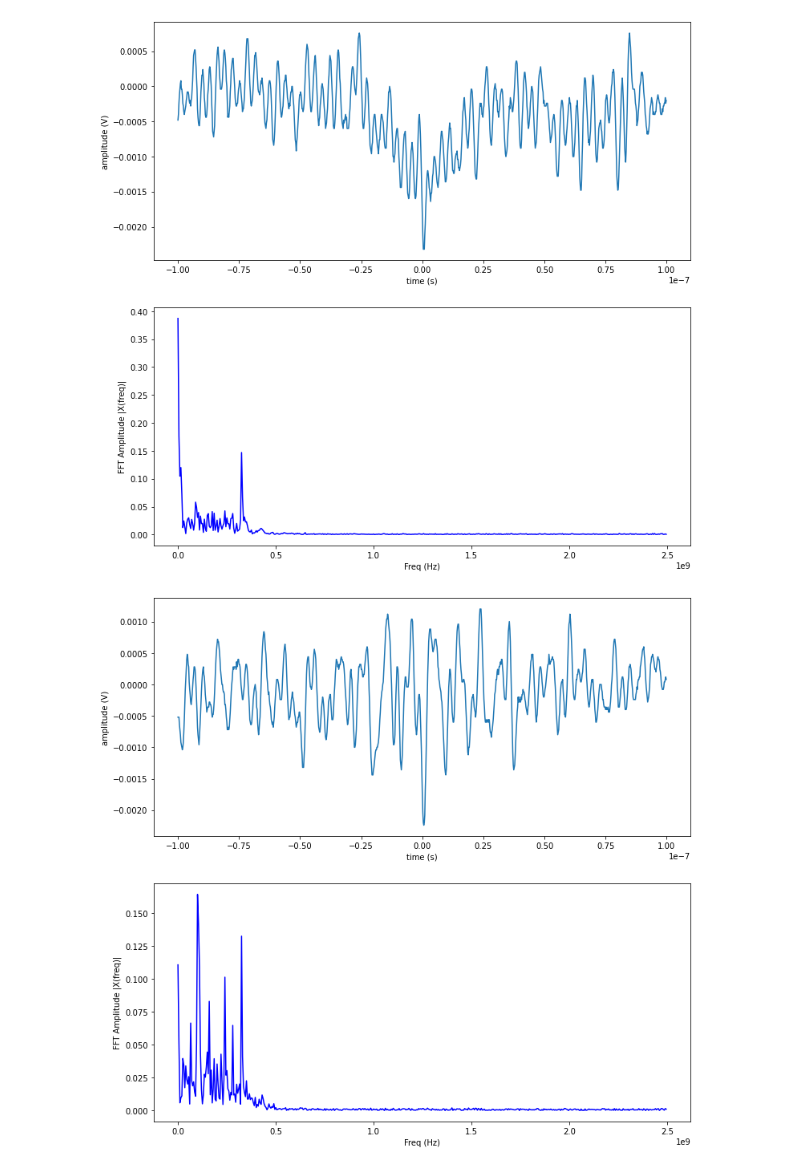
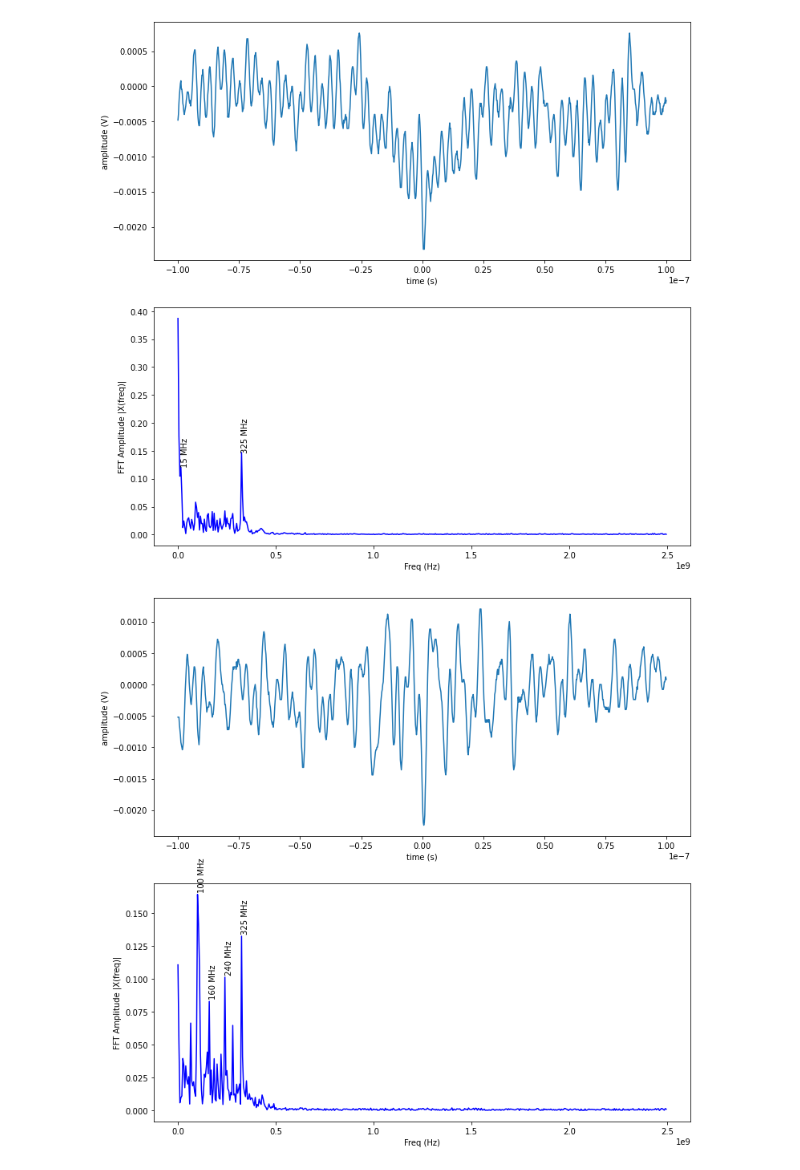
Before and after one commit to kaikai581/t2k-mppc-daq, a Jupyter notebook: FEBDAQMULTx2/data_analysis/14_scope_waveforms/waveform_analsis.ipynb, the cells around one changed output. Saved outputs shown, nothing was run; the diff lists cells and outputs as text; code cells hidden in the pictures.

Commit message:
Mark the peak frequencies on the frequency plot.

```diff
--- a/FEBDAQMULTx2/data_analysis/14_scope_waveforms/waveform_analsis.ipynb
+++ b/FEBDAQMULTx2/data_analysis/14_scope_waveforms/waveform_analsis.ipynb
@@ -1,17 +1,28 @@
 # %%
+from pathlib import Path
 from scipy.fftpack import fft, ifft
+from scipy.signal import find_peaks
 import matplotlib.pyplot as plt
 import numpy as np
+import os
 import pandas as pd
 import seaborn as sns
 
 class ScopeWaveform:
     def __init__(self, infpn):
         columns = ['info_name', 'value', 'units', 'time', 'waveform_value']
+        self.infpn = infpn
         self.df = pd.read_csv(infpn, names=columns)
 
         # add a partial sum column
         self.waveform_partial_integral()
+
+    def peaks_freqiencies(self, amp, xs):
+        '''
+        Apply peak finding algorithms to identify peak values.
+        '''
+        peaks, props = find_peaks(amp, height=0.075)
+        return [(xs[i], amp[i]) for i in peaks]
 
     def waveform_partial_integral(self):
         '''
@@ -24,36 +35,50 @@ class ScopeWaveform:
         Ref: https://pythonnumericalmethods.berkeley.edu/notebooks/chapter24.04-FFT-in-Python.html
         '''
         X = fft(self.df.waveform_value.values)
         N = len(X)
         n = np.arange(N)
         # get the sampling rate
         sr = 1 / 2e-10
         T = N/sr
         freq = n/T
 
         # Get the one-sided specturm
         n_oneside = N//2
         # get the one side frequency
         f_oneside = freq[:n_oneside]
 
+        # find the peaks in the frequency spectrum
+        peak_coords = self.peaks_freqiencies(np.abs(X[:n_oneside]), f_oneside)
+
         # first, plot the original signal
         _, (ax1, ax2) = plt.subplots(2, figsize=(12,12))
         ax1.plot(self.df.time, self.df.waveform_value)
         ax1.set_xlabel('time (s)')
         ax1.set_ylabel('amplitude (V)')
 
         ax2.plot(f_oneside, np.abs(X[:n_oneside]), 'b')
         ax2.set_xlabel('Freq (Hz)')
         ax2.set_ylabel('FFT Amplitude |X(freq)|')
+        for x, y in peak_coords:
+            # ax2.annotate(f'{int(x*1e-6)} MHz', xy=(x, y))
+            ax2.text(x, y+0.003, f'{int(x*1e-6)} MHz', rotation=90)
 
+        # save to file
+        out_dir = 'plots'
+        if not os.path.exists(out_dir):
+            os.makedirs(out_dir)
+        outfn = Path(self.infpn).stem
+        outfpn = os.path.join(out_dir, outfn+'.png')
+
+        plt.savefig(outfpn)
         plt.show()
 
 wf1 = ScopeWaveform('data/220207_135934_inverter_noise_1000.csv')
 wf1.waveform_fft()
 # %% [output]
-[figure, old version]
+[figure, new version]
 # %%
 wf2 = ScopeWaveform('data/220207_140238_inverter_noise_2000.csv')
 wf2.waveform_fft()
 # %% [output]
-[figure, old version]
+[figure, new version]
```
Also changed, not shown: parts of 2 cells of this notebook.
